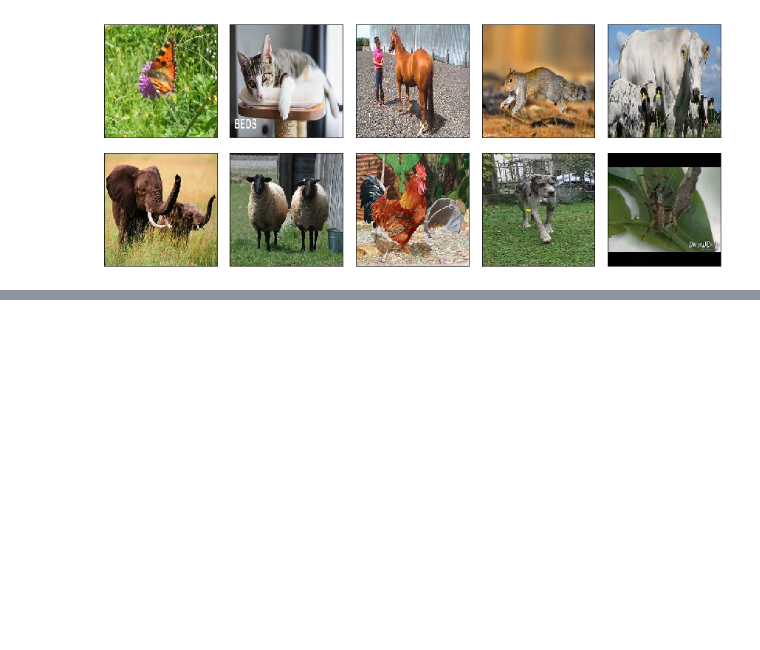
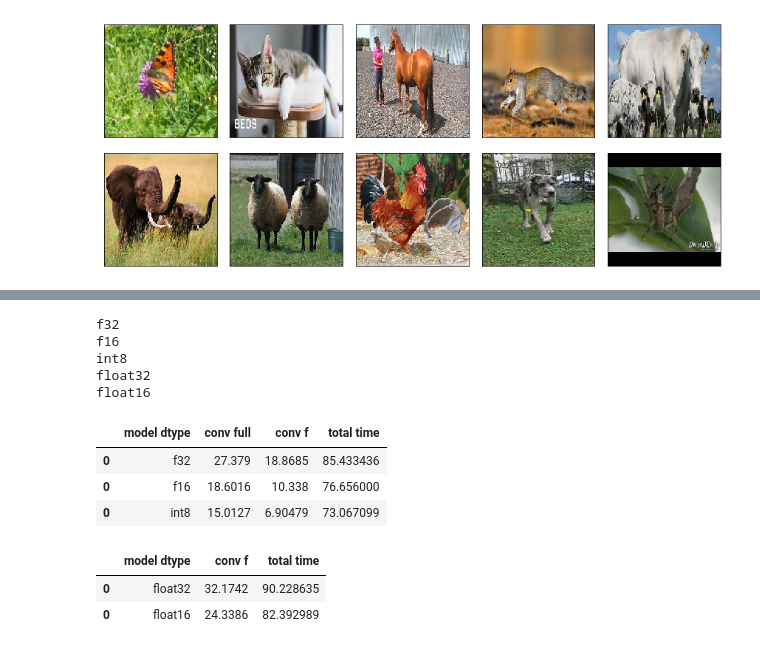
Before and after one commit to lightonai/transfer-learning-opu, a Jupyter notebook: notebooks/plots.ipynb, the cells around one changed output, grey strips where cells are left out. Drawn from its saved outputs; the diff is of its cells as text; code cells hidden in the pictures; blank space fills up the shorter version.

```diff
--- a/notebooks/naive_plots.ipynb
+++ b/notebooks/plots.ipynb
@@ -189,0 +208,51 @@ plt.show()
+# %%
+trt_columns = ["model dtype", "conv full", "conv f", "total time"]
+torch_columns = ["model dtype", "conv f",  "total time"]
+time_wo_conv = 58.0544
+trt_path = os.path.join("/home/luca/Desktop/TL/Blogpost/TL_blogpost/data/rtx_data/",
+                        "{}_{}_brutal".format(model_name, OPU))
+torch_path = os.path.join("/home/luca/Desktop/TL/Blogpost/TL_blogpost/data/rtx_data_torch/",
+                          "{}_{}_brutal".format(model_name, OPU))
+
+#pd.read_csv(trt_path, sep="\t")
+n_components = 200000
+df_trt = pd.DataFrame(columns=trt_columns)
+df_torch = pd.DataFrame(columns=torch_columns)
+
+for dtype in ("f32", "f16", "int8"):
+    print(dtype)
+    n_components = 2 if dtype == 'int8' else 200000
+
+    OPU_path = os.path.join(trt_path, "OPU_{}_{}_{}".format(n_components, model_options, dtype))
+    train_df, _, _ = load_dataframes(os.path.join(OPU_path, "train"), "acc_test", 'model size [MB]', ascending=False)
+
+    train_df["total time"] = train_df["conv full"].values[0] + time_wo_conv
+    df_trt = df_trt.append(train_df[trt_columns])
+
+
+
+for dtype in ("float32", "float16"):
+    print(dtype)
+    n_components = 200000
+    OPU_path = os.path.join(torch_path, "OPU_{}_{}_{}".format(n_components, model_options, dtype))
+    train_df, _, _ = load_dataframes(os.path.join(OPU_path, "train"), "acc_test", 'model size [MB]', ascending=False)
+
+    train_df["total time"] = train_df["conv f"].values[0] + time_wo_conv
+    df_torch = df_torch.append(train_df[torch_columns])
+# %% [output]
+f32
+f16
+int8
+float32
+float16
+# %%
+display(df_trt)
+display(df_torch)
+# %% [output]
+|  | model dtype | conv full | conv f | total time |
+| 0 | f32 | 27.379 | 18.8685 | 85.433436 |
+| 0 | f16 | 18.6016 | 10.338 | 76.656000 |
+| 0 | int8 | 15.0127 | 6.90479 | 73.067099 |
+|  | model dtype | conv f | total time |
+| 0 | float32 | 32.1742 | 90.228635 |
+| 0 | float16 | 24.3386 | 82.392989 |
```
Also changed, not shown: parts of 7 cells of this notebook, 5 other files.
